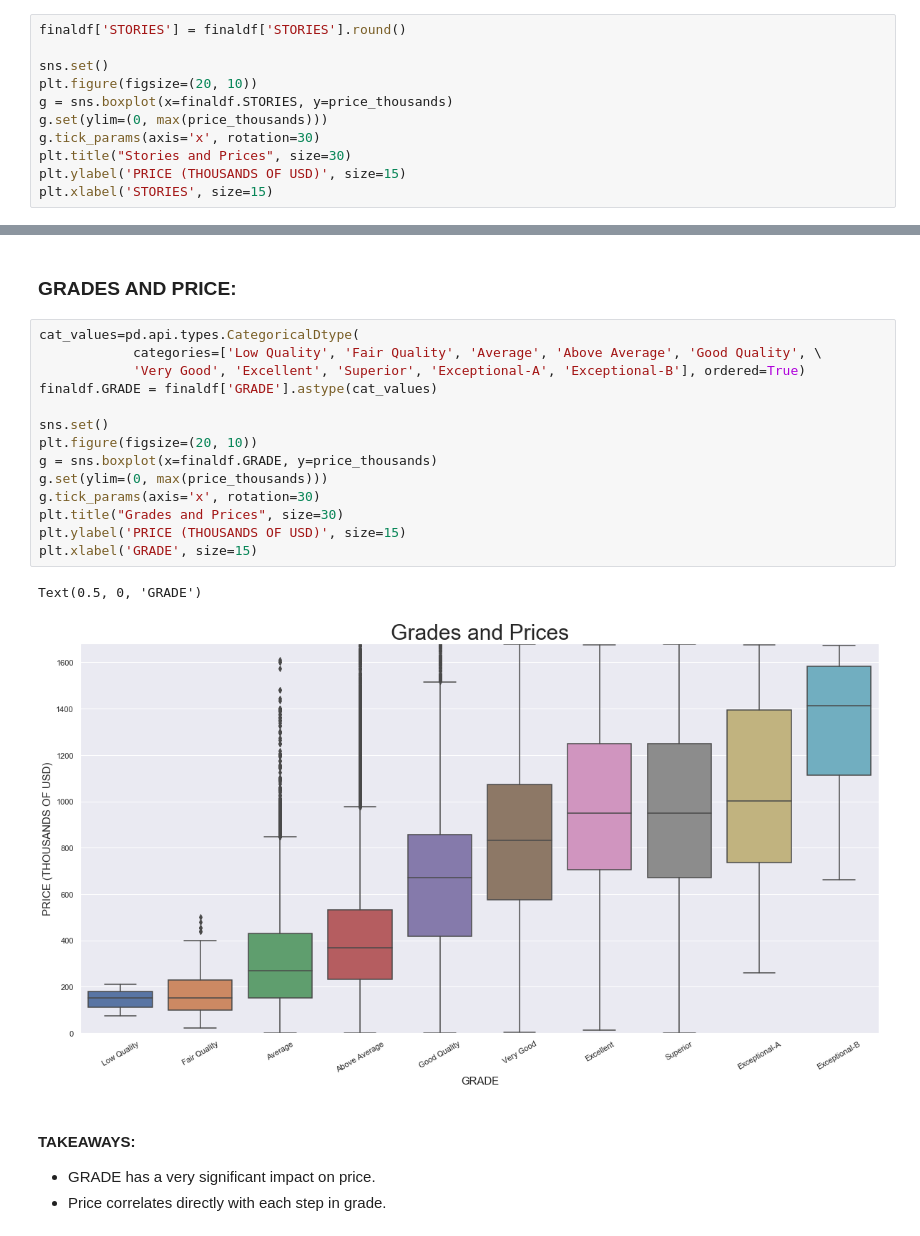
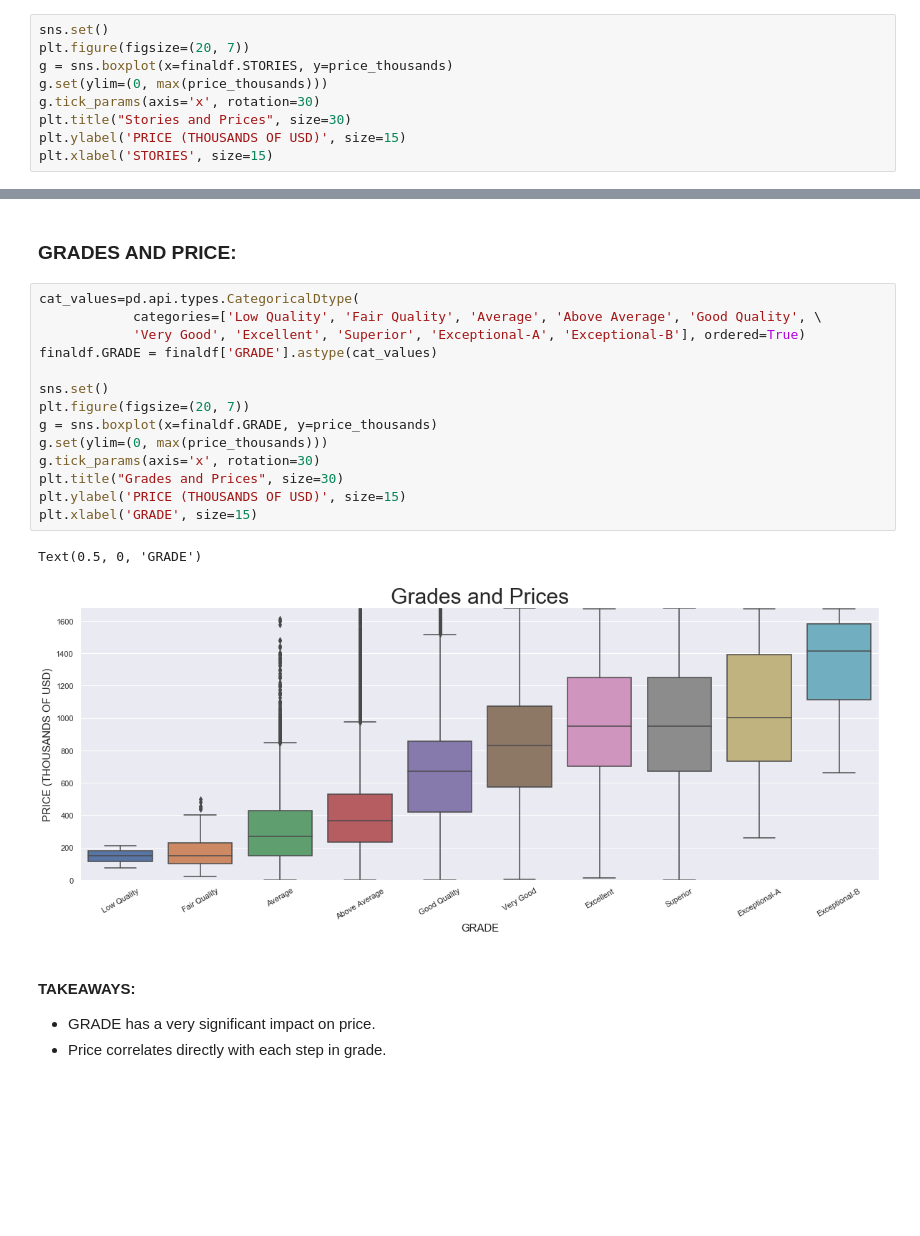
Before and after one commit to jasheriff/dc_capstone, a Jupyter notebook: eda_final.ipynb, the cells around one changed output, grey strips where cells are left out. Saved outputs shown, nothing was run; the diff lists cells and outputs as text; blank space fills up the shorter version.

```diff
--- a/eda_final.ipynb
+++ b/eda_final.ipynb
@@ -294,10 +297,8 @@ plt.tight_layout()
 # %% [markdown]
 ### STORIES AND PRICE:
 # %%
-finaldf['STORIES'] = finaldf['STORIES'].round()
-
 sns.set()
-plt.figure(figsize=(20, 10))
+plt.figure(figsize=(20, 7))
 g = sns.boxplot(x=finaldf.STORIES, y=price_thousands)
 g.set(ylim=(0, max(price_thousands)))
 g.tick_params(axis='x', rotation=30)
@@ -332,20 +333,20 @@ Name: STORIES, dtype: int64
 # %%
 cat_values=pd.api.types.CategoricalDtype(
             categories=['Low Quality', 'Fair Quality', 'Average', 'Above Average', 'Good Quality', \
             'Very Good', 'Excellent', 'Superior', 'Exceptional-A', 'Exceptional-B'], ordered=True)
 finaldf.GRADE = finaldf['GRADE'].astype(cat_values)
 
 sns.set()
-plt.figure(figsize=(20, 10))
+plt.figure(figsize=(20, 7))
 g = sns.boxplot(x=finaldf.GRADE, y=price_thousands)
 g.set(ylim=(0, max(price_thousands)))
 g.tick_params(axis='x', rotation=30)
 plt.title("Grades and Prices", size=30)
 plt.ylabel('PRICE (THOUSANDS OF USD)', size=15)
 plt.xlabel('GRADE', size=15)
 # %% [output]
 Text(0.5, 0, 'GRADE')
-[figure, old version]
+[figure, new version]
 # %% [markdown]
 #### TAKEAWAYS:
 * GRADE has a very significant impact on price.
```
Also changed, not shown: parts of 6 cells of this notebook.
